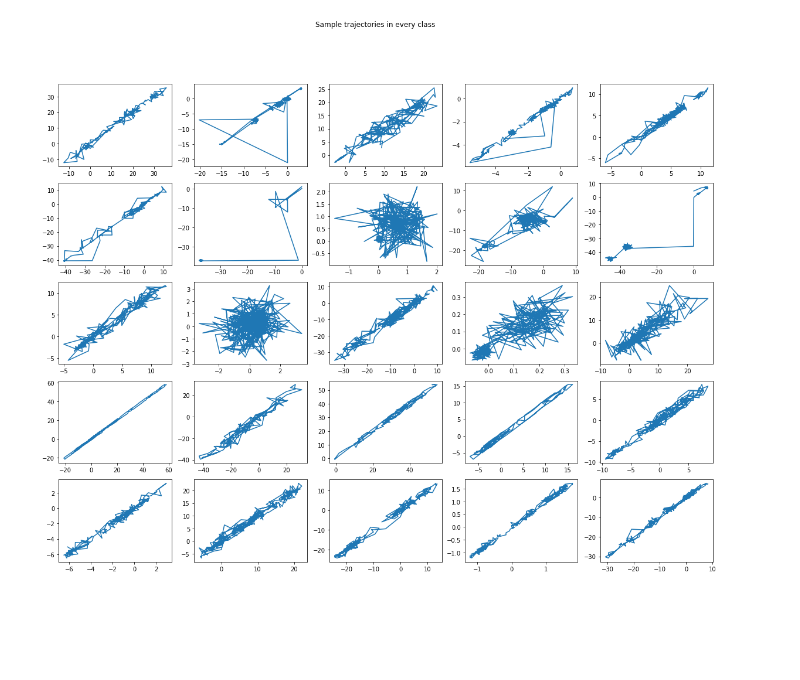
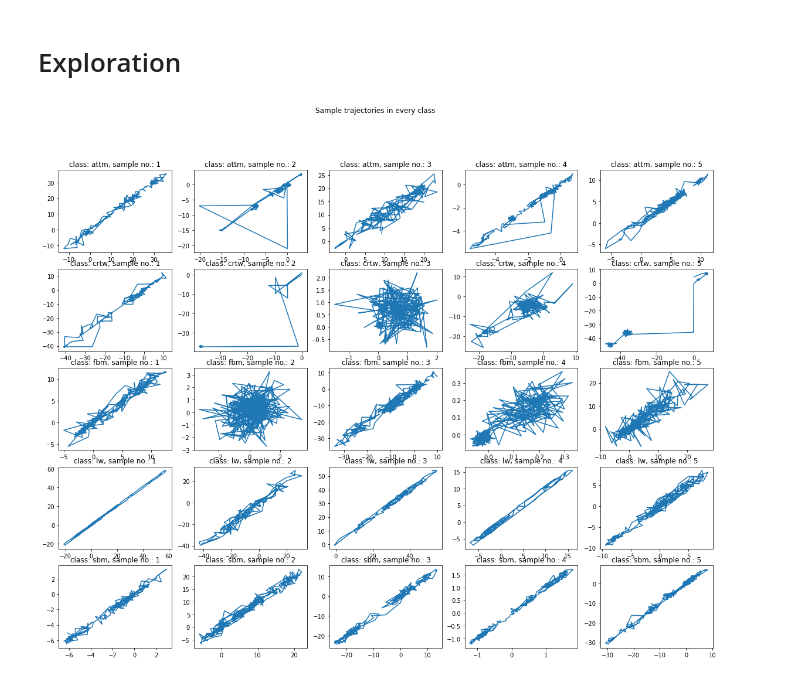
Before and after one commit to LukiLenkiewicz/Zadanie-rekrutacyjne-Solvro, a Jupyter notebook: project.ipynb, the cells around one changed output. Cells and saved outputs as stored; diff of their text form; code cells hidden in the pictures; blank space fills up the shorter version.

```diff
--- a/project.ipynb
+++ b/project.ipynb
@@ -8,3 +8,5 @@ X_train = np.load(PATH + "X_train.npy")
 X_val = np.load(PATH + "X_val.npy")
 y_train = np.load(PATH + "y_train.npy")
 y_val = np.load(PATH + "y_val.npy")
+# %% [markdown]
+# Exploration
@@ -16,11 +20,12 @@ for i in range(NUM_OF_CLASSES):
 # %%
 fig, axis = plt.subplots(5, 5, figsize=(20, 15))
 fig.suptitle("Sample trajectories in every class")
 
 for i, class_ in enumerate(samples_per_class):
     for j, sample in enumerate(class_):
         axis[i, j].plot(sample[:, 0], sample[:, 1])
+        axis[i, j].set_title(f"class: {CLASSES[i]}, sample no.: {j+1}")
 
 plt.show()
 # %% [output]
-[figure, old version]
+[figure, new version]
```
Also changed, not shown: parts of 6 cells of this notebook, 1 other file.
